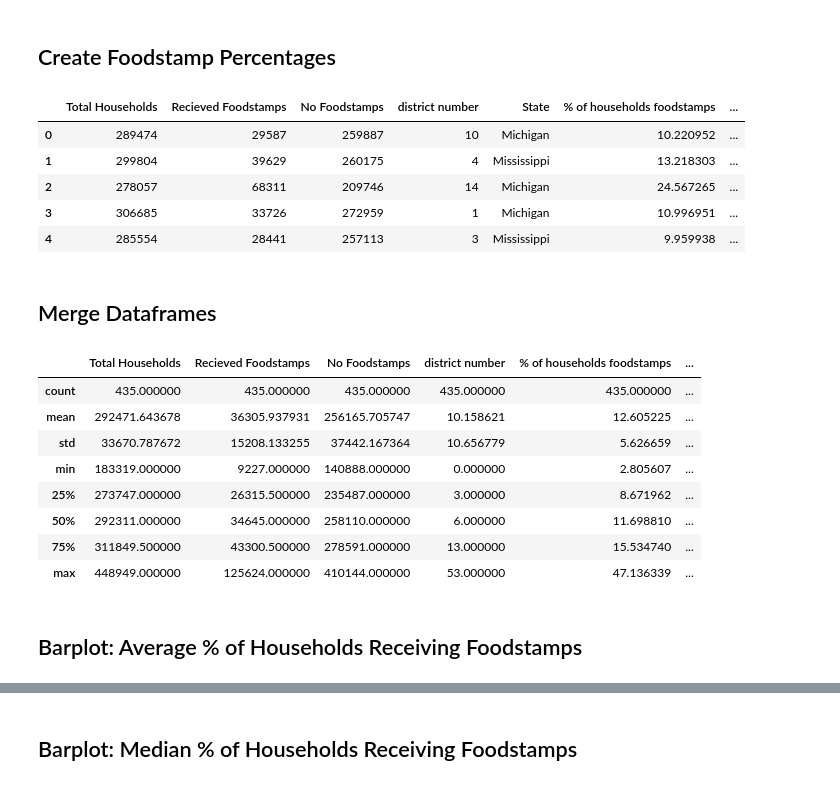
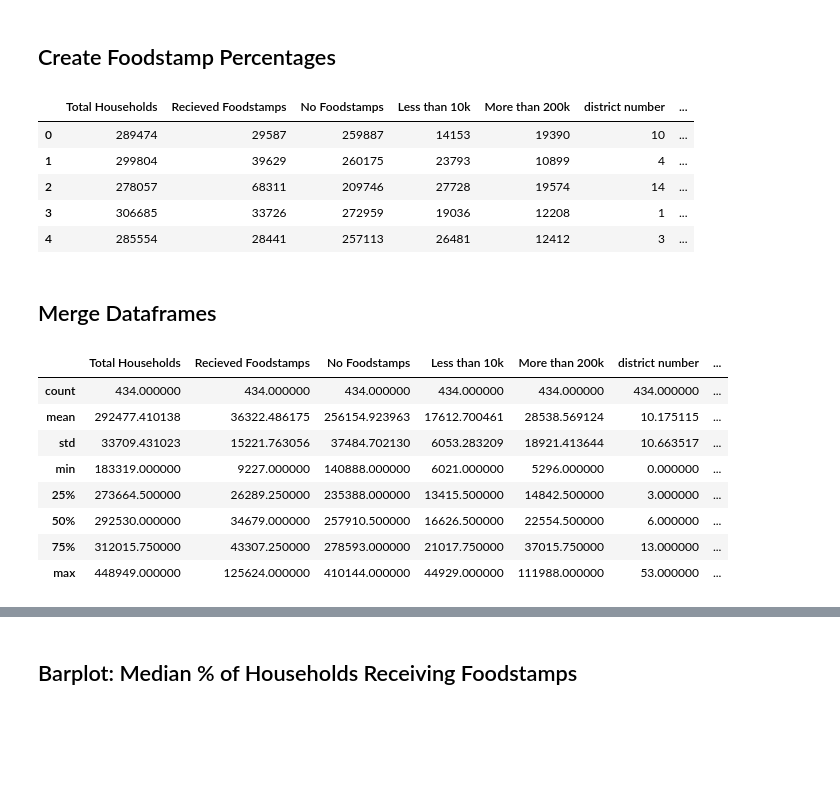
Before and after one commit to mkalmano/congressional-analysis, a Jupyter notebook: Notebook_Proj.ipynb, the cells around one changed output, grey strips where cells are left out. Saved outputs shown, nothing was run; the diff lists cells and outputs as text; code cells hidden in the pictures; blank space fills up the shorter version.

```diff
--- a/Notebook_Proj.ipynb
+++ b/Notebook_Proj.ipynb
@@ -18,7 +42,7 @@ Many people living in the United States are impacted by low wages and need nutri
 ## Read in Census Data
 # %%
 # We are reading in the data we want from ACS 2021. The API returns json data. Try copy and pasting the link yourself in a browser to see what the raw data looks like.
-url="https://api.census.gov/data/2021/acs/acs1?get=NAME,B22010_001E,B22010_002E,B22010_005E&for=congressional%20district:*&in=state:*"
+url="https://api.census.gov/data/2021/acs/acs1?get=NAME,B22010_001E,B22010_002E,B22010_005E,B19001_002E,B19001_017E&for=congressional%20district:*&in=state:*"
 
 # store the response of URL
 response = urlopen(url)
@@ -28,7 +52,7 @@ data_json = json.loads(response.read())
 data_json.pop(0) # the first row of data is header information which we don't need, so pop removes that from the dataset.
 
 # Hand populate the columns based on the variable descriptions census.gov documents here: https://api.census.gov/data/2021/acs/acs1/variables.html. Note they correspond back to the variable names I included in the URL above.
-cols = ['District Name','Total Households','Recieved Foodstamps', 'No Foodstamps', 'State code', 'district number']
+cols = ['District Name','Total Households','Recieved Foodstamps', 'No Foodstamps','Less than 10k','More than 200k', 'State code', 'district number']
 
 acs_df = pd.DataFrame(data_json, columns = cols)
 
@@ -39,7 +63,7 @@ acs_df['district number'] = pd.to_numeric(acs_df['district number'])
 acs_df['State'] = acs_df['State'].str.strip()
 
 # Let's just keep the columns we need
-acs_df = acs_df[['Total Households', 'Recieved Foodstamps', "No Foodstamps", 'district number', 'State']]
+acs_df = acs_df[['Total Households', 'Recieved Foodstamps', "No Foodstamps",'Less than 10k','More than 200k', 'district number', 'State']]
 
 # take a look at the top results in the dataset
 acs_df.head()
@@ -81,36 +105,41 @@ party_df.head(5)
 acs_df["Total Households"] = pd.to_numeric(acs_df['Total Households'])
 acs_df["Recieved Foodstamps"] = pd.to_numeric(acs_df['Recieved Foodstamps'])
 acs_df['No Foodstamps'] = pd.to_numeric(acs_df['No Foodstamps'])
+acs_df['Less than 10k'] = pd.to_numeric(acs_df['Less than 10k'])
+acs_df['More than 200k'] = pd.to_numeric(acs_df['More than 200k'])
+
 
 # Compute some new columns based on the existing columns for later visualization
 acs_df['% of households foodstamps'] = (100*acs_df['Recieved Foodstamps'])/acs_df['Total Households']
 acs_df['% of households no foodstamps'] = (100*acs_df['No Foodstamps'])/acs_df['Total Households']
+acs_df['% Less than 10k'] = (100*acs_df['Less than 10k'])/acs_df['Total Households']
+acs_df['% More than 200k'] = (100*acs_df['More than 200k'])/acs_df['Total Households']
 
 # now let's look at the data again
 acs_df.head()
 # %% [output]
-|  | Total Households | Recieved Foodstamps | No Foodstamps | district number | State | % of households foodstamps | ... |
-| 0 | 289474 | 29587 | 259887 | 10 | Michigan | 10.220952 | ... |
-| 1 | 299804 | 39629 | 260175 | 4 | Mississippi | 13.218303 | ... |
-| 2 | 278057 | 68311 | 209746 | 14 | Michigan | 24.567265 | ... |
-| 3 | 306685 | 33726 | 272959 | 1 | Michigan | 10.996951 | ... |
-| 4 | 285554 | 28441 | 257113 | 3 | Mississippi | 9.959938 | ... |
+|  | Total Households | Recieved Foodstamps | No Foodstamps | Less than 10k | More than 200k | district number | ... |
+| 0 | 289474 | 29587 | 259887 | 14153 | 19390 | 10 | ... |
+| 1 | 299804 | 39629 | 260175 | 23793 | 10899 | 4 | ... |
+| 2 | 278057 | 68311 | 209746 | 27728 | 19574 | 14 | ... |
+| 3 | 306685 | 33726 | 272959 | 19036 | 12208 | 1 | ... |
+| 4 | 285554 | 28441 | 257113 | 26481 | 12412 | 3 | ... |
 # %% [markdown]
 ## Merge Dataframes
 # %%
 # Merge is like a sql natural join. We are joining on the State and District numbers being the same between the two sets.
 merged_df = pd.merge(acs_df, party_df, on=["State", "district number"])
 
+merged_df=merged_df[merged_df['Party']!= "L"]
+
 merged_df.describe()
 # %% [output]
-|  | Total Households | Recieved Foodstamps | No Foodstamps | district number | % of households foodstamps | ... |
-| count | 435.000000 | 435.000000 | 435.000000 | 435.000000 | 435.000000 | ... |
-| mean | 292471.643678 | 36305.937931 | 256165.705747 | 10.158621 | 12.605225 | ... |
-| std | 33670.787672 | 15208.133255 | 37442.167364 | 10.656779 | 5.626659 | ... |
-| min | 183319.000000 | 9227.000000 | 140888.000000 | 0.000000 | 2.805607 | ... |
-| 25% | 273747.000000 | 26315.500000 | 235487.000000 | 3.000000 | 8.671962 | ... |
-| 50% | 292311.000000 | 34645.000000 | 258110.000000 | 6.000000 | 11.698810 | ... |
-| 75% | 311849.500000 | 43300.500000 | 278591.000000 | 13.000000 | 15.534740 | ... |
-| max | 448949.000000 | 125624.000000 | 410144.000000 | 53.000000 | 47.136339 | ... |
+|  | Total Households | Recieved Foodstamps | No Foodstamps | Less than 10k | More than 200k | district number | ... |
+| count | 434.000000 | 434.000000 | 434.000000 | 434.000000 | 434.000000 | 434.000000 | ... |
+| mean | 292477.410138 | 36322.486175 | 256154.923963 | 17612.700461 | 28538.569124 | 10.175115 | ... |
+| std | 33709.431023 | 15221.763056 | 37484.702130 | 6053.283209 | 18921.413644 | 10.663517 | ... |
+| min | 183319.000000 | 9227.000000 | 140888.000000 | 6021.000000 | 5296.000000 | 0.000000 | ... |
+| 25% | 273664.500000 | 26289.250000 | 235388.000000 | 13415.500000 | 14842.500000 | 3.000000 | ... |
+| 50% | 292530.000000 | 34679.000000 | 257910.500000 | 16626.500000 | 22554.500000 | 6.000000 | ... |
+| 75% | 312015.750000 | 43307.250000 | 278593.000000 | 21017.750000 | 37015.750000 | 13.000000 | ... |
+| max | 448949.000000 | 125624.000000 | 410144.000000 | 44929.000000 | 111988.000000 | 53.000000 | ... |
-# %% [markdown]
-## Barplot: Average % of Households Receiving Foodstamps
```
Also changed, not shown: parts of 24 cells of this notebook.
